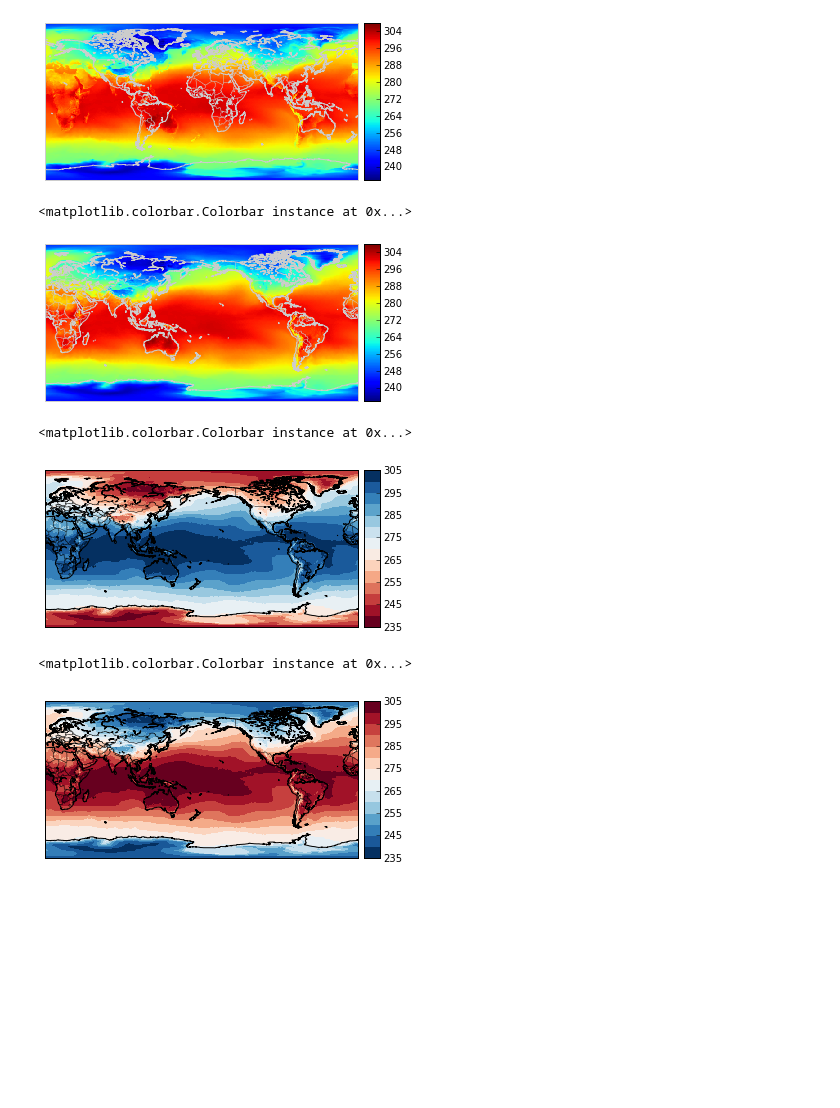
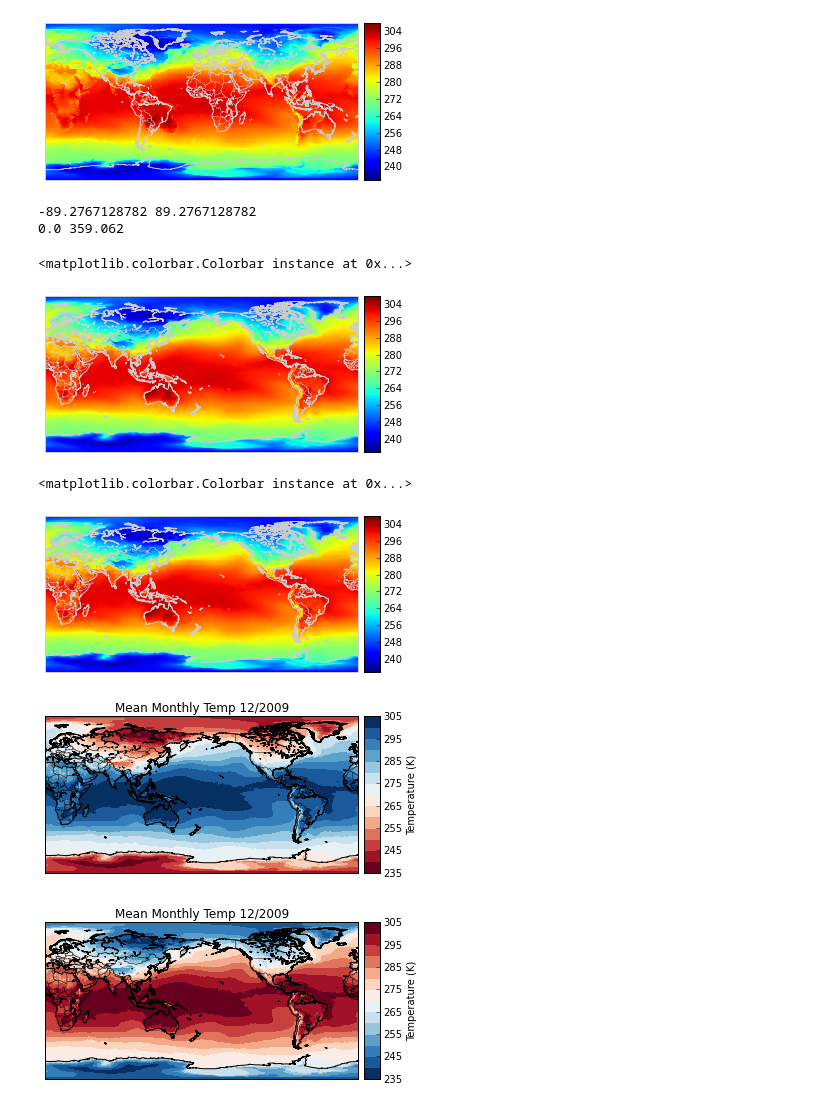
Before and after one commit to story645/EAS213, a Jupyter notebook: july21.ipynb, the cells around one changed output. Drawn from its saved outputs; the diff is of its cells as text; code cells hidden in the pictures; blank space fills up the shorter version.

Commit message:
color tweaking + maps

```diff
--- a/july21.ipynb
+++ b/july21.ipynb
@@ -251,6 +268,8 @@ print nc.variables.keys()
 # %%
-data = nc.variables['TMP_2maboveground'][...]
+data = nc.variables['TMP_2maboveground']
+print data.units
 print data.shape
-data = data.squeeze()
+data = data[...].squeeze()#get rid of first dimension
 print data.shape
+print data.min(), data.max()
 # %% [output]
@@ -273,13 +303,38 @@ m.colorbar(im, ax=ax)
 # %% [output]
 <matplotlib.colorbar.Colorbar instance at 0x...>
 [figure]
+# %%
+#oops, wrong longitude
+lats = nc.variables['latitude']
+lons = nc.variables['longitude']
+print lats[0], lats[-1]
+print lons[0],lons[-1]
+# %% [output]
+-89.2767128782 89.2767128782
+0.0 359.062
+# %%
+fig = plt.figure()
+ax = fig.add_subplot(1,1,1)
+m = Basemap(projection='cyl', ax=ax, resolution = 'l',
+            llcrnrlat=lats[0],urcrnrlat=lats[-1],
+            llcrnrlon=lons[0],urcrnrlon=lons[-1])
+
+border_color = '0.8'
+m.drawcoastlines(color=border_color)
+m.drawcountries(color=border_color)
+m.drawmapboundary(color=border_color)
+
+im = m.imshow(data)
+m.colorbar(im, ax=ax)
+# %% [output]
+<matplotlib.colorbar.Colorbar instance at 0x...>
+[figure, added]
 # %%
-#oops, wrong longitude
-
 fig = plt.figure()
 ax = fig.add_subplot(1,1,1)
 m = Basemap(projection='cyl', ax=ax, resolution = 'l',
-            llcrnrlat=-90,urcrnrlat=90, llcrnrlon=0,urcrnrlon=360)
+            llcrnrlat=lats[0],urcrnrlat=lats[-1],
+            llcrnrlon=lons[0],urcrnrlon=lons[-1])
 
 border_color = '0.8'
 m.drawcoastlines(color=border_color)
@@ -290,7 +345,7 @@ im = m.imshow(data, interpolation='nearest')
 m.colorbar(im, ax=ax)
 # %% [output]
 <matplotlib.colorbar.Colorbar instance at 0x...>
-[figure, old version]
+[figure, new version]
 # %%
 #Now lets make the colors less painful
 import matplotlib.cm as mcm
@@ -298,6 +353,7 @@ import matplotlib.colors as mcolors
 
 fig = plt.figure()
 ax = fig.add_subplot(1,1,1)
+ax.set_title("Mean Monthly Temp 12/2009")
 m = Basemap(projection='cyl', ax=ax, resolution = 'l',
             llcrnrlat=-90,urcrnrlat=90, llcrnrlon=0,urcrnrlon=360)
 
@@ -307,31 +363,34 @@ m.drawcountries(color=border_color)
 m.drawmapboundary(color=border_color)
 
 cmap = mcm.RdBu
+#data ranges from 233.747 307.738
 norm = mcolors.BoundaryNorm(np.arange(235,310,5), cmap.N)
 im = m.imshow(data, interpolation='nearest', cmap=cmap, norm=norm)
-m.colorbar(im, ax=ax)
+cb = m.colorbar(im, ax=ax)
+cb.set_label("Temperature (K)")
 # %% [output]
-<matplotlib.colorbar.Colorbar instance at 0x...>
-[figure, old version]
+[figure, new version]
 # %%
 #Now lets make the colors less painful
 import matplotlib.cm as mcm
 import matplotlib.colors as mcolors
 
 fig = plt.figure()
 ax = fig.add_subplot(1,1,1)
+ax.set_title("Mean Monthly Temp 12/2009")
 m = Basemap(projection='cyl', ax=ax, resolution = 'l',
             llcrnrlat=-90,urcrnrlat=90, llcrnrlon=0,urcrnrlon=360)
 
 border_color = 'black'
 m.drawcoastlines(color=border_color)
 m.drawcountries(color=border_color)
 m.drawmapboundary(color=border_color)
 
 cmap = mcm.RdBu_r
+#data ranges from 233.747 307.738
 norm = mcolors.BoundaryNorm(np.arange(235,310,5), cmap.N)
 im = m.imshow(data, interpolation='nearest', cmap=cmap, norm=norm)
-m.colorbar(im, ax=ax)
+cb = m.colorbar(im, ax=ax)
+cb.set_label("Temperature (K)")
 # %% [output]
-<matplotlib.colorbar.Colorbar instance at 0x...>
-[figure, old version]
+[figure, new version]
```
Also changed, not shown: parts of 7 cells of this notebook.
